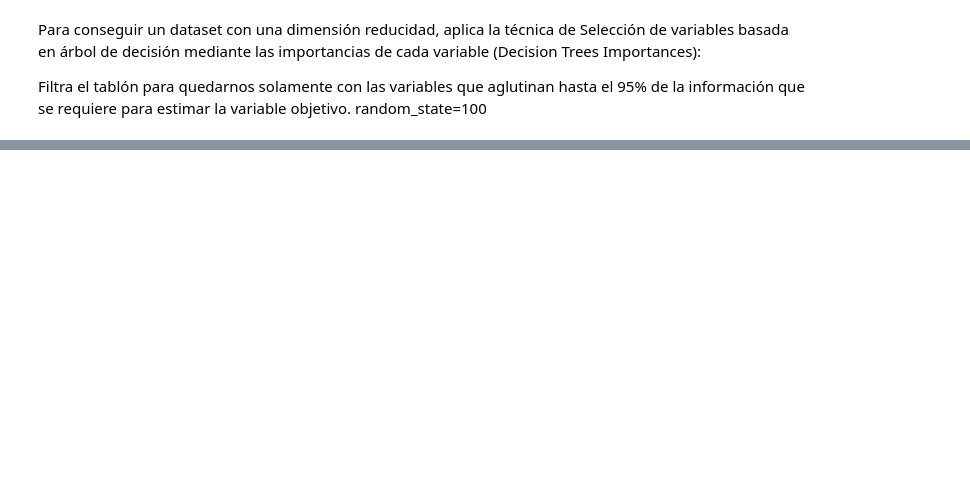
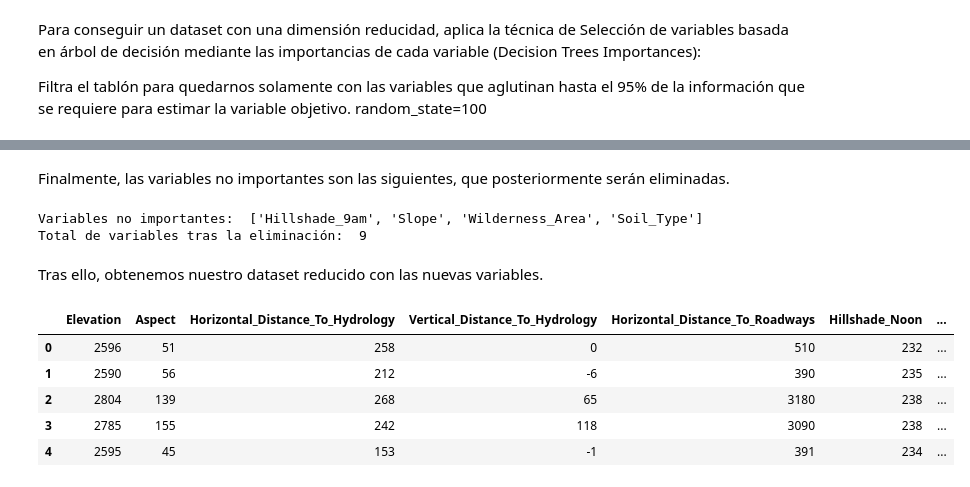
Before and after one commit to mgonzalz/examen_eda, a Jupyter notebook: bosque.ipynb, the cells around one changed output, grey strips where cells are left out. Cells and saved outputs as stored; diff of their text form; code cells hidden in the pictures; blank space fills up the shorter version.

```diff
--- a/bosque.ipynb
+++ b/bosque.ipynb
@@ -91,0 +131,2 @@ Index(['Elevation', 'Aspect', 'Horizontal_Distance_To_Hydrology',
+# %%
+arbol.fit(X=df_bosque_f1[features], y=df_bosque_f1[target]) # Entrenamiento
@@ -91,0 +141,6 @@ Index(['Elevation', 'Aspect', 'Horizontal_Distance_To_Hydrology',
+# %%
+df_importancia = pd.DataFrame(arbol.feature_importances_, index=features, columns=["Importancia"])
+
+df_importancia.sort_values(by=df_importancia.columns[0], ascending=False, inplace=True) #ORDENAR DATA FRAME: DECRECIENTE
+
+df_importancia.head(10)
@@ -91,0 +163,3 @@ Index(['Elevation', 'Aspect', 'Horizontal_Distance_To_Hydrology',
+# %%
+df_importancia["imp_acum"] = df_importancia["Importancia"].cumsum()
+df_importancia
@@ -91,0 +192,22 @@ Index(['Elevation', 'Aspect', 'Horizontal_Distance_To_Hydrology',
+# %% [markdown]
+Finalmente, las variables no importantes son las siguientes, que posteriormente serán eliminadas.
+# %%
+variables = df_importancia.loc[df_importancia['imp_acum']>0.95].index
+variables = list(variables)
+print('Variables no importantes: ',variables)
+print('Total de variables tras la eliminación: ',len(features) - len(variables) + 1) # +1 por la variable objetivo
+# %% [output]
+Variables no importantes:  ['Hillshade_9am', 'Slope', 'Wilderness_Area', 'Soil_Type']
+Total de variables tras la eliminación:  9
+# %% [markdown]
+Tras ello, obtenemos nuestro dataset reducido con las nuevas variables.
+# %%
+df_bosque_f2 = df_bosque_f1.drop(labels=variables, axis='columns')
+df_bosque_f2.head()
+# %% [output]
+|  | Elevation | Aspect | Horizontal_Distance_To_Hydrology | Vertical_Distance_To_Hydrology | Horizontal_Distance_To_Roadways | Hillshade_Noon | ... |
+| 0 | 2596 | 51 | 258 | 0 | 510 | 232 | ... |
+| 1 | 2590 | 56 | 212 | -6 | 390 | 235 | ... |
+| 2 | 2804 | 139 | 268 | 65 | 3180 | 238 | ... |
+| 3 | 2785 | 155 | 242 | 118 | 3090 | 238 | ... |
+| 4 | 2595 | 45 | 153 | -1 | 391 | 234 | ... |
```
Also changed, not shown: parts of 26 cells of this notebook.
